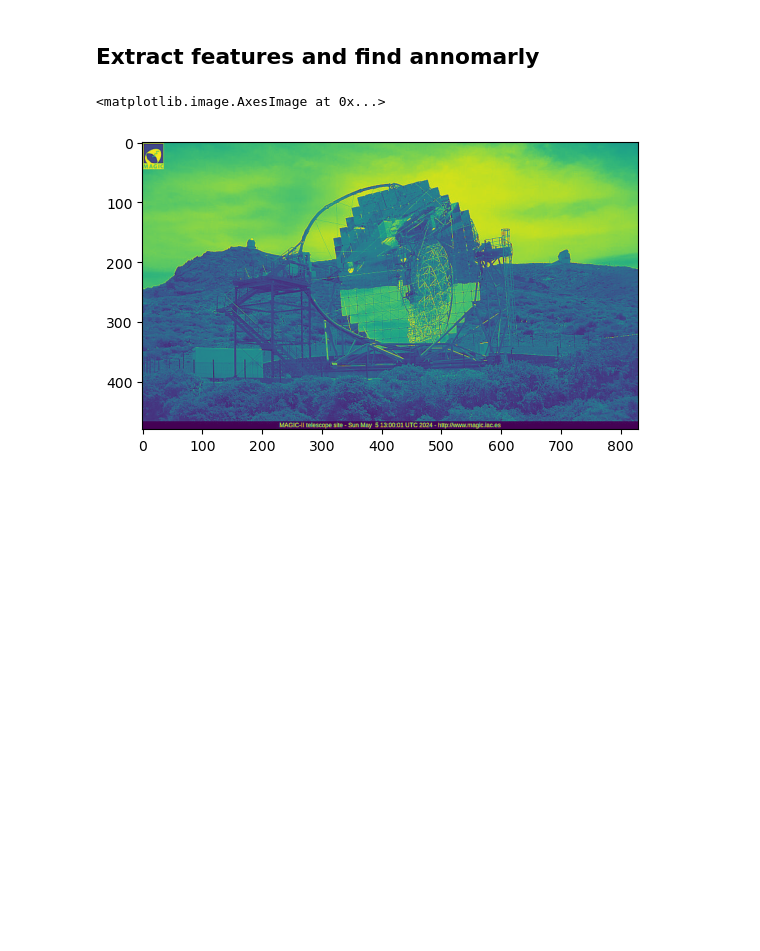
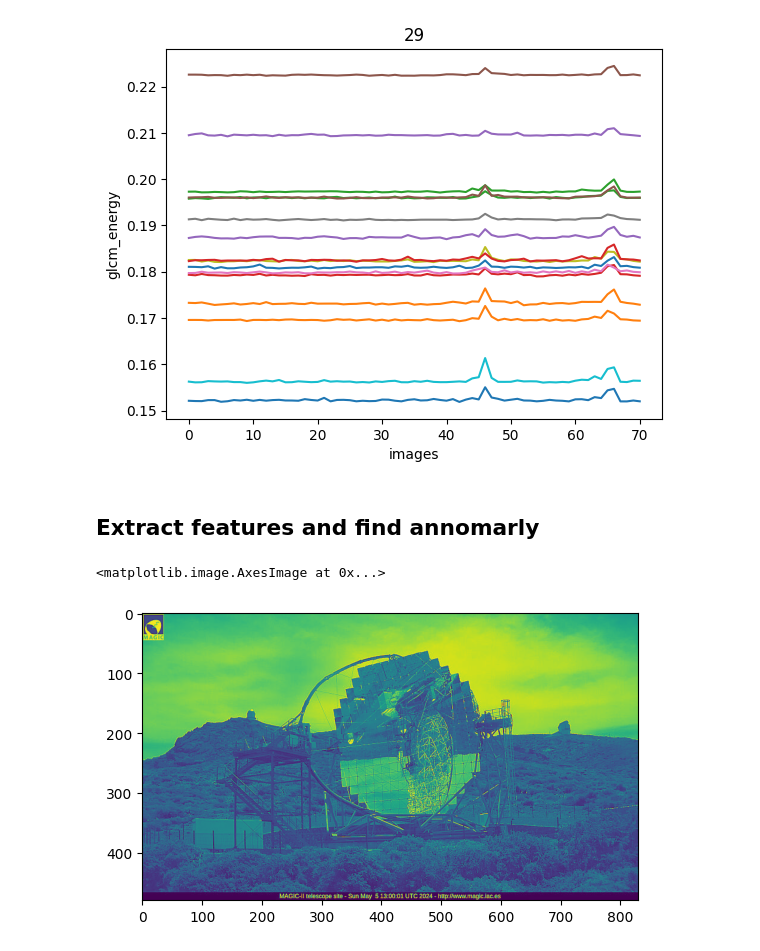
Before and after one commit to pawel21/Computer_vision_for_MAGIC, a Jupyter notebook: notebooks/baseline/check_for_webcam_img.ipynb, the cells around one changed output. Drawn from its saved outputs; the diff is of its cells as text; code cells hidden in the pictures; blank space fills up the shorter version.

```diff
--- a/notebooks/baseline/check_for_webcam_img.ipynb
+++ b/notebooks/baseline/check_for_webcam_img.ipynb
@@ -97,3 +104,10 @@ plt.show()
+# %%
+plt.figure()
+for i in range(14, 30):
+    plot_baseline_from_feature(i, 'glcm_energy')
+plt.show()
+# %% [output]
+[figure, added]
 # %% [markdown]
 ## Extract features and find annomarly
 # %%
```
Also changed, not shown: parts of 14 cells of this notebook, 1 other file.
